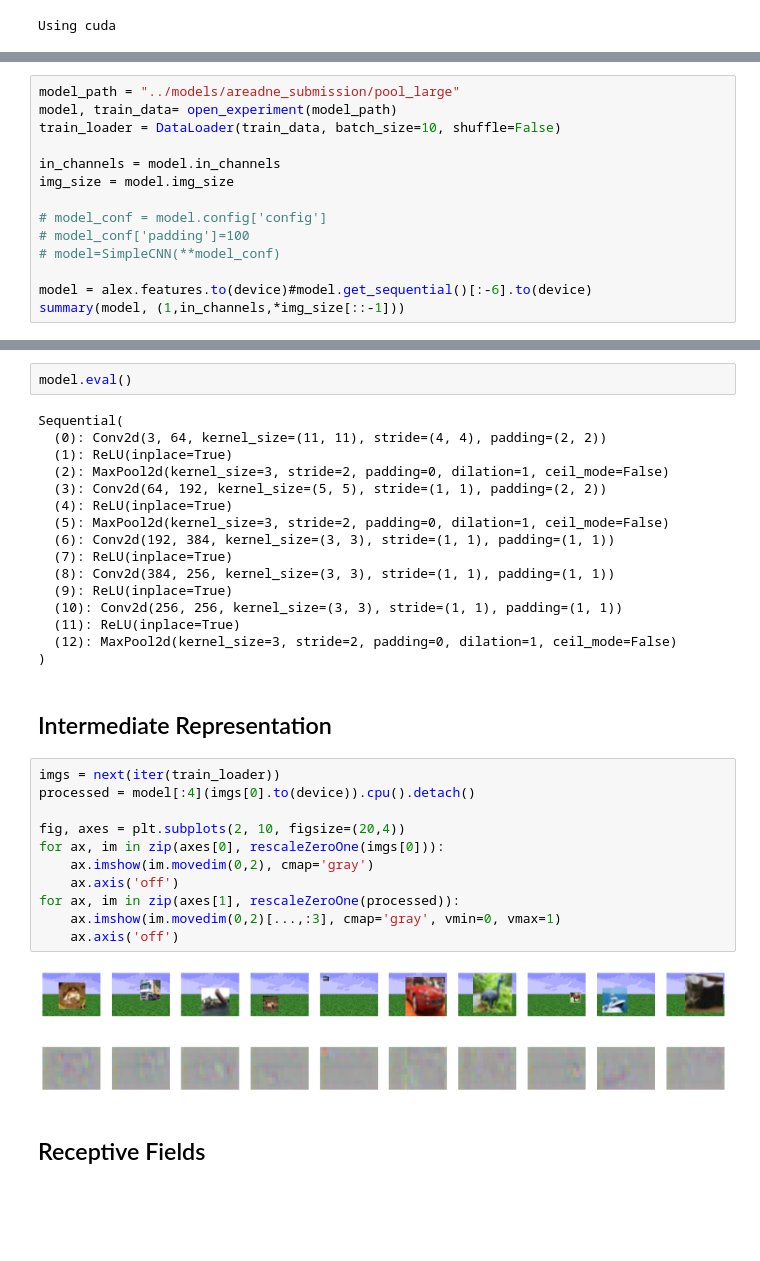
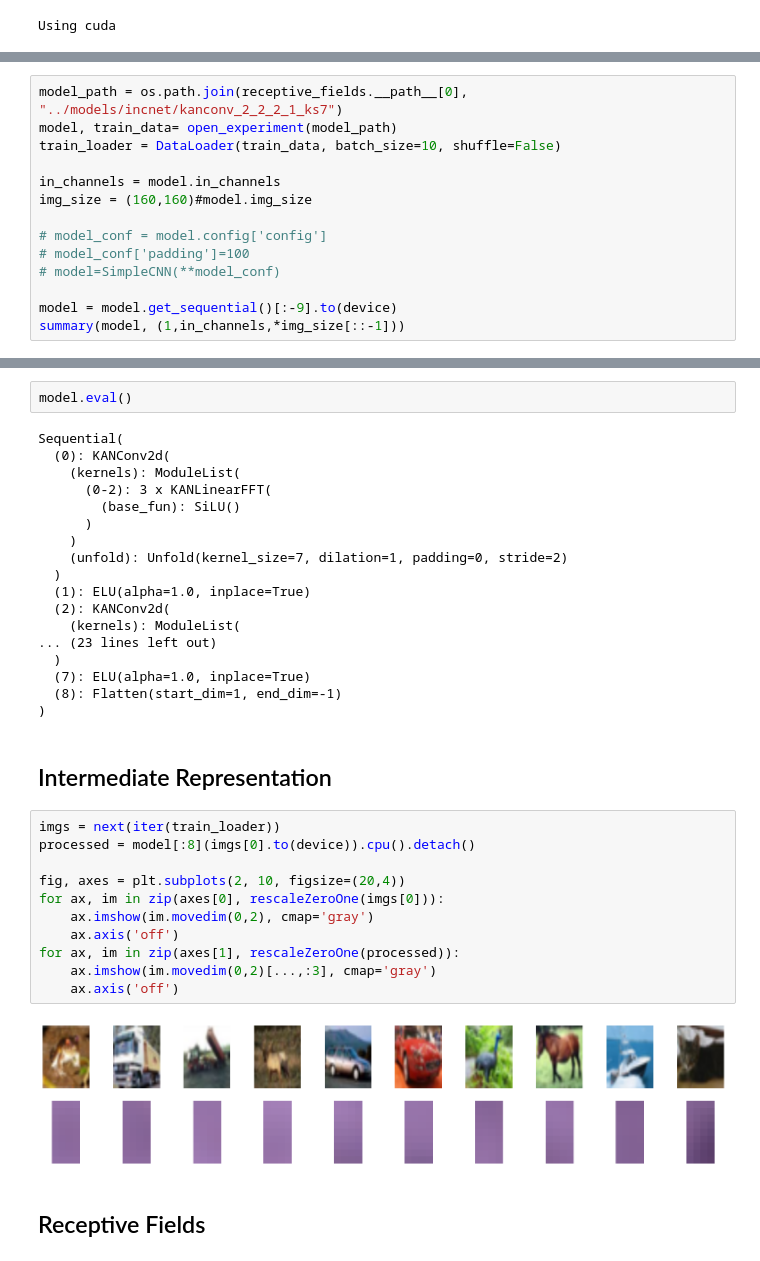
Before and after one commit to fabioseel/receptive-fields, a Jupyter notebook: src/evaluation.ipynb, the cells around one changed output, grey strips where cells are left out. Saved outputs shown, nothing was run; the diff lists cells and outputs as text; blank space fills up the shorter version.

Commit message:
update notebooks, explor kanconvs

```diff
--- a/src/evaluation.ipynb
+++ b/src/evaluation.ipynb
@@ -44,16 +26,16 @@ alex = alexnet(AlexNet_Weights.DEFAULT)
 # %%
-model_path = "../models/areadne_submission/pool_large"
+model_path = os.path.join(receptive_fields.__path__[0], "../models/incnet/kanconv_2_2_2_1_ks7")
 model, train_data= open_experiment(model_path)
 train_loader = DataLoader(train_data, batch_size=10, shuffle=False)
 
 in_channels = model.in_channels
-img_size = model.img_size
+img_size = (160,160)#model.img_size
 
 # model_conf = model.config['config']
 # model_conf['padding']=100
 # model=SimpleCNN(**model_conf)
 
-model = alex.features.to(device)#model.get_sequential()[:-6].to(device)
+model = model.get_sequential()[:-9].to(device)
 summary(model, (1,in_channels,*img_size[::-1]))
 # %% [output]
 Files already downloaded and verified
@@ -78,34 +60,36 @@ Estimated Total Size (MB): 11.48
 model.eval()
 # %% [output]
 Sequential(
-  (0): Conv2d(3, 64, kernel_size=(11, 11), stride=(4, 4), padding=(2, 2))
-  (1): ReLU(inplace=True)
-  (2): MaxPool2d(kernel_size=3, stride=2, padding=0, dilation=1, ceil_mode=False)
-  (3): Conv2d(64, 192, kernel_size=(5, 5), stride=(1, 1), padding=(2, 2))
-  (4): ReLU(inplace=True)
-  (5): MaxPool2d(kernel_size=3, stride=2, padding=0, dilation=1, ceil_mode=False)
-  (6): Conv2d(192, 384, kernel_size=(3, 3), stride=(1, 1), padding=(1, 1))
-  (7): ReLU(inplace=True)
-  (8): Conv2d(384, 256, kernel_size=(3, 3), stride=(1, 1), padding=(1, 1))
-  (9): ReLU(inplace=True)
-  (10): Conv2d(256, 256, kernel_size=(3, 3), stride=(1, 1), padding=(1, 1))
-  (11): ReLU(inplace=True)
-  (12): MaxPool2d(kernel_size=3, stride=2, padding=0, dilation=1, ceil_mode=False)
+  (0): KANConv2d(
+    (kernels): ModuleList(
+      (0-2): 3 x KANLinearFFT(
+        (base_fun): SiLU()
+      )
+    )
+    (unfold): Unfold(kernel_size=7, dilation=1, padding=0, stride=2)
+  )
+  (1): ELU(alpha=1.0, inplace=True)
+  (2): KANConv2d(
+    (kernels): ModuleList(
+... (23 lines left out)
+  )
+  (7): ELU(alpha=1.0, inplace=True)
+  (8): Flatten(start_dim=1, end_dim=-1)
 )
 # %% [markdown]
 ## Intermediate Representation
 # %%
 imgs = next(iter(train_loader))
-processed = model[:4](imgs[0].to(device)).cpu().detach()
+processed = model[:8](imgs[0].to(device)).cpu().detach()
 
 fig, axes = plt.subplots(2, 10, figsize=(20,4))
 for ax, im in zip(axes[0], rescaleZeroOne(imgs[0])):
     ax.imshow(im.movedim(0,2), cmap='gray')
     ax.axis('off')
 for ax, im in zip(axes[1], rescaleZeroOne(processed)):
-    ax.imshow(im.movedim(0,2)[...,:3], cmap='gray', vmin=0, vmax=1)
+    ax.imshow(im.movedim(0,2)[...,:3], cmap='gray')
     ax.axis('off')
 # %% [output]
-[figure, old version]
+[figure, new version]
 # %% [markdown]
 ## Receptive Fields
```
Also changed, not shown: parts of 12 cells of this notebook, 2 other files.
